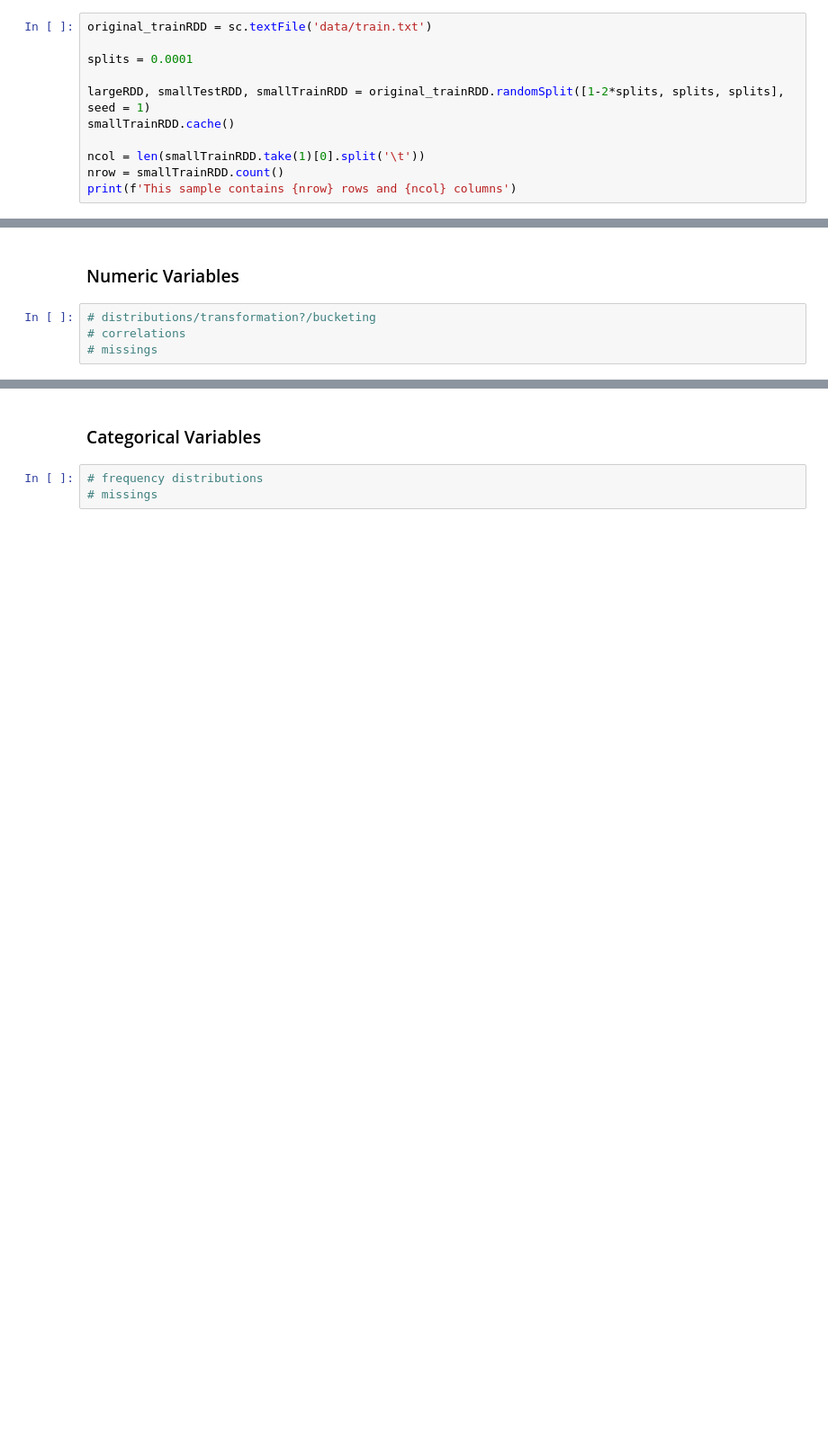
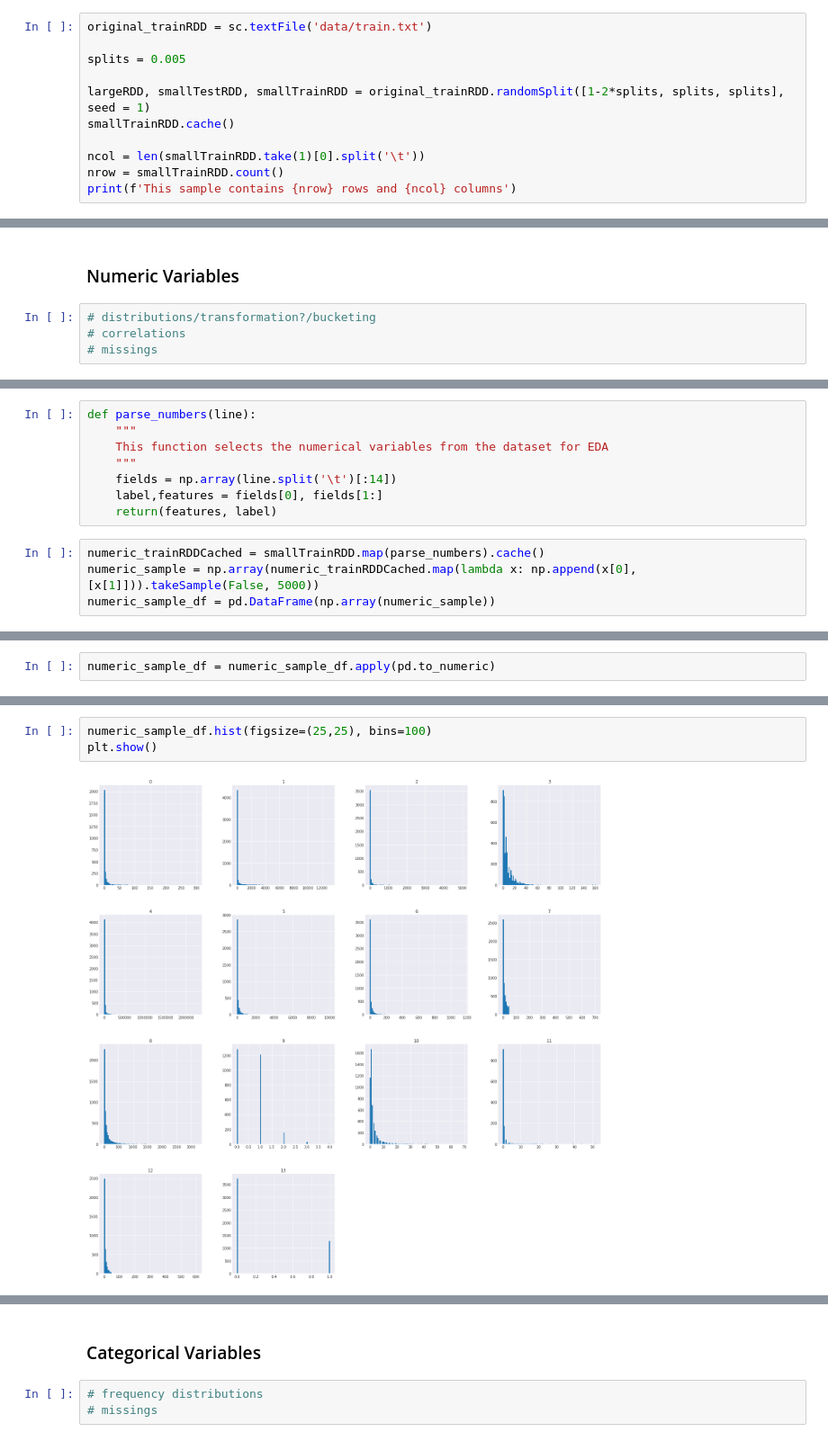
Before and after one commit to kalvinkao/ctr-prediction-with-fm, a Jupyter notebook: CarterKaoLetcherPhilippou_w261_FM_CTR.ipynb, the cells around one changed output, grey strips where cells are left out. Shown at 90% size. Drawn from its saved outputs; the diff is of its cells as text; blank space fills up the shorter version.

```diff
--- a/CarterKaoLetcherPhilippou_w261_FM_CTR.ipynb
+++ b/CarterKaoLetcherPhilippou_w261_FM_CTR.ipynb
@@ -358,7 +364,7 @@ __`NOTE:`__ Monitor the progress of your jobs using the Spark UI at: http://loca
 # %%
 original_trainRDD = sc.textFile('data/train.txt')
 
-splits = 0.0001
+splits = 0.005
 
 largeRDD, smallTestRDD, smallTrainRDD = original_trainRDD.randomSplit([1-2*splits, splits, splits], seed = 1)
 smallTrainRDD.cache()
@@ -376,0 +387,12 @@ This sample contains 4478 rows and 40 columns
+# %%
+def parse_numbers(line):
+    """
+    This function selects the numerical variables from the dataset for EDA
+    """
+    fields = np.array(line.split('\t')[:14])
+    label,features = fields[0], fields[1:]
+    return(features, label)
+# %%
+numeric_trainRDDCached = smallTrainRDD.map(parse_numbers).cache()
+numeric_sample = np.array(numeric_trainRDDCached.map(lambda x: np.append(x[0], [x[1]])).takeSample(False, 5000))
+numeric_sample_df = pd.DataFrame(np.array(numeric_sample))
@@ -376,0 +410,2 @@ This sample contains 4478 rows and 40 columns
+# %%
+numeric_sample_df = numeric_sample_df.apply(pd.to_numeric)
@@ -376,0 +414,5 @@ This sample contains 4478 rows and 40 columns
+# %%
+numeric_sample_df.hist(figsize=(25,25), bins=100)
+plt.show()
+# %% [output]
+[figure, added]
```
Also changed, not shown: parts of 50 cells of this notebook.
